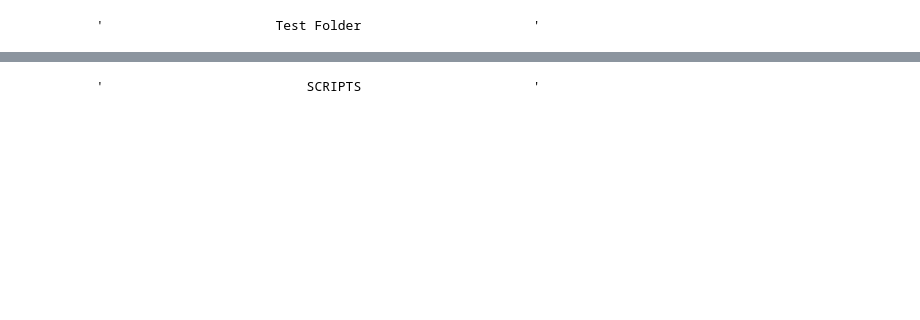
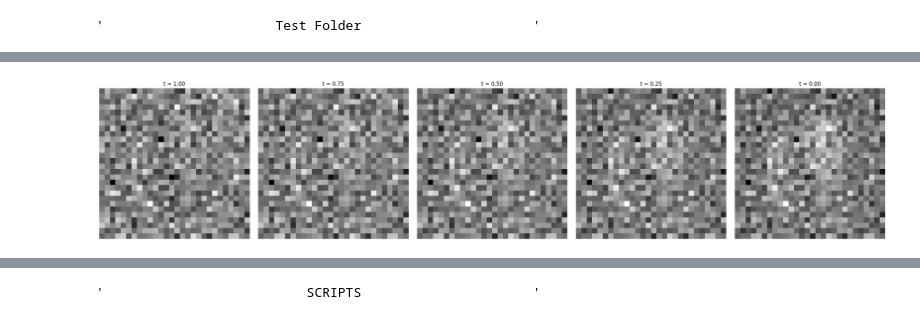
Before and after one commit to rfleckp/ContNormFlows, a Jupyter notebook: ContNF.ipynb, the cells around one changed output, grey strips where cells are left out. Drawn from its saved outputs; the diff is of its cells as text; code cells hidden in the pictures; blank space fills up the shorter version.

```diff
--- a/ContNF.ipynb
+++ b/ContNF.ipynb
@@ -1886,7 +1885,7 @@ def generate_grid(model_path: str, seed: int=4):
     x, _, odefunc = setup_model_and_data(dataset, seed)
     x = x[0, :25, :, :]
 
-    t=torch.linspace(0,1,2).type(torch.float32)
+    t=torch.linspace(1,0,2).type(torch.float32)
 
     odefunc.load_state_dict(torch.load(model_path))
     odefunc.eval()
@@ -1914,7 +1913,7 @@ def plot_mnist_flow(model_path: str, seed: int=4):
     x, _, odefunc = setup_model_and_data(dataset, seed)
     x = x[0, :1, :, :]
 
-    t=torch.linspace(0,1,5).type(torch.float32)
+    t=torch.linspace(1,0,5).type(torch.float32)
 
     odefunc.load_state_dict(torch.load(model_path))
     odefunc.eval()
@@ -1931,5 +1930,7 @@ def plot_mnist_flow(model_path: str, seed: int=4):
     plt.tight_layout()
     plt.savefig(os.path.join(directory, f'{dataset}_flow'))
 # %%
-#plot_mnist_flow('mnist/cfm/models/3_model.pt')
+plot_mnist_flow('mnist/cfm/models/3_model.pt')
+# %% [output]
+[figure, added]
 # %%
```
Also changed, not shown: parts of 16 cells of this notebook, 50 other files.
